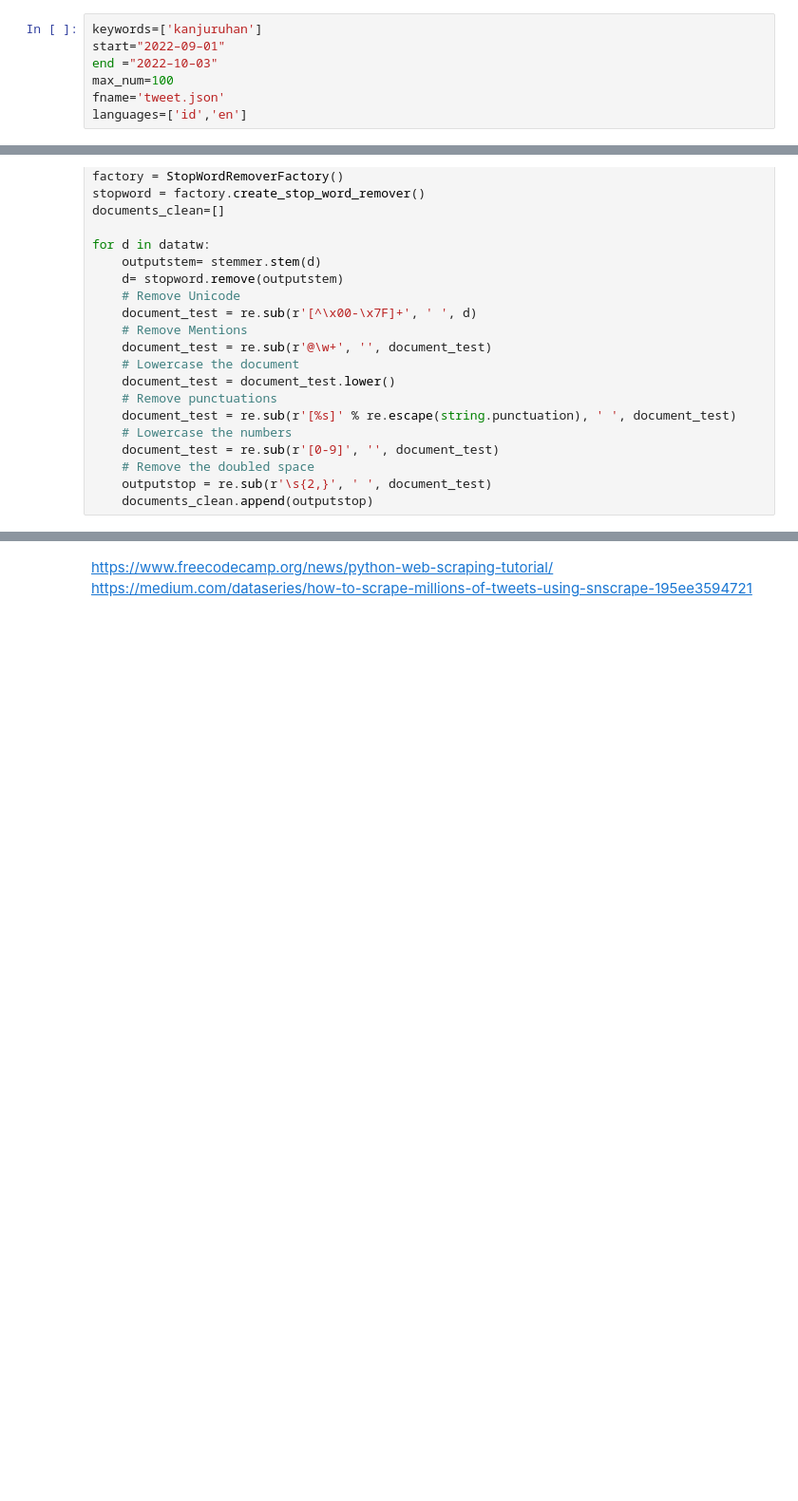
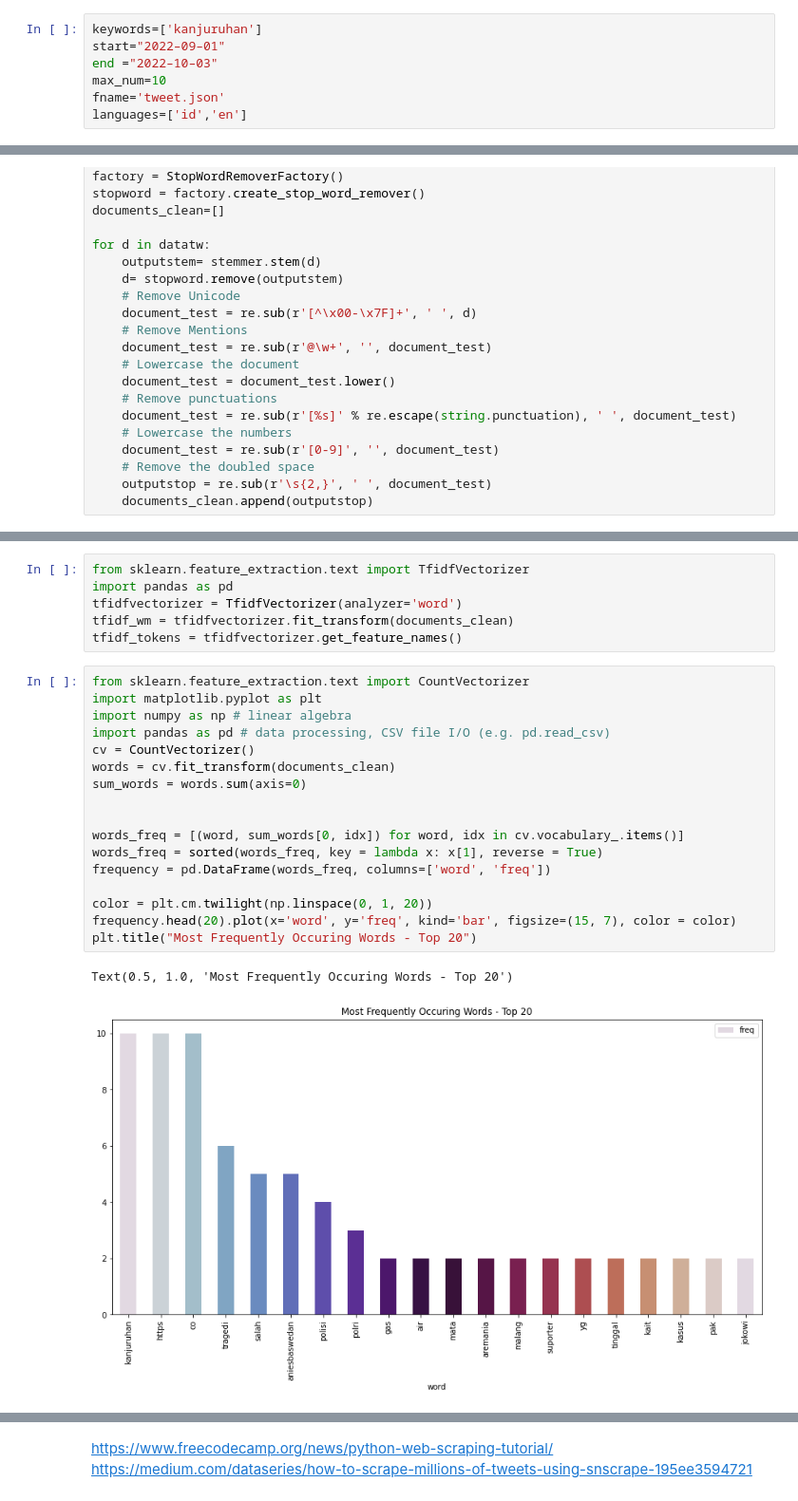
Before and after one commit to kungfumas/stbi, a Jupyter notebook: snsscrapetweet.ipynb, the cells around one changed output, grey strips where cells are left out. Shown: that part at 95% size. Drawn from its saved outputs; the diff is of its cells as text; blank space fills up the shorter version.

```diff
--- a/snsscrapetweet.ipynb
+++ b/snsscrapetweet.ipynb
@@ -38,7 +38,7 @@ from langdetect import detect
 keywords=['kanjuruhan']
 start="2022–09–01"
 end ="2022–10–03"
-max_num=100
+max_num=10
 fname='tweet.json'
 languages=['id','en']
 # %%
@@ -122,0 +124,26 @@ for d in datatw:
+# %%
+from sklearn.feature_extraction.text import TfidfVectorizer
+import pandas as pd
+tfidfvectorizer = TfidfVectorizer(analyzer='word')
+tfidf_wm = tfidfvectorizer.fit_transform(documents_clean)
+tfidf_tokens = tfidfvectorizer.get_feature_names()
+# %%
+from sklearn.feature_extraction.text import CountVectorizer
+import matplotlib.pyplot as plt
+import numpy as np # linear algebra
+import pandas as pd # data processing, CSV file I/O (e.g. pd.read_csv)
+cv = CountVectorizer()
+words = cv.fit_transform(documents_clean)
+sum_words = words.sum(axis=0)
+
+
+words_freq = [(word, sum_words[0, idx]) for word, idx in cv.vocabulary_.items()]
+words_freq = sorted(words_freq, key = lambda x: x[1], reverse = True)
+frequency = pd.DataFrame(words_freq, columns=['word', 'freq'])
+
+color = plt.cm.twilight(np.linspace(0, 1, 20))
+frequency.head(20).plot(x='word', y='freq', kind='bar', figsize=(15, 7), color = color)
+plt.title("Most Frequently Occuring Words - Top 20")
+# %% [output]
+Text(0.5, 1.0, 'Most Frequently Occuring Words - Top 20')
+[figure, added]
```
Also changed, not shown: parts of 6 cells of this notebook.
